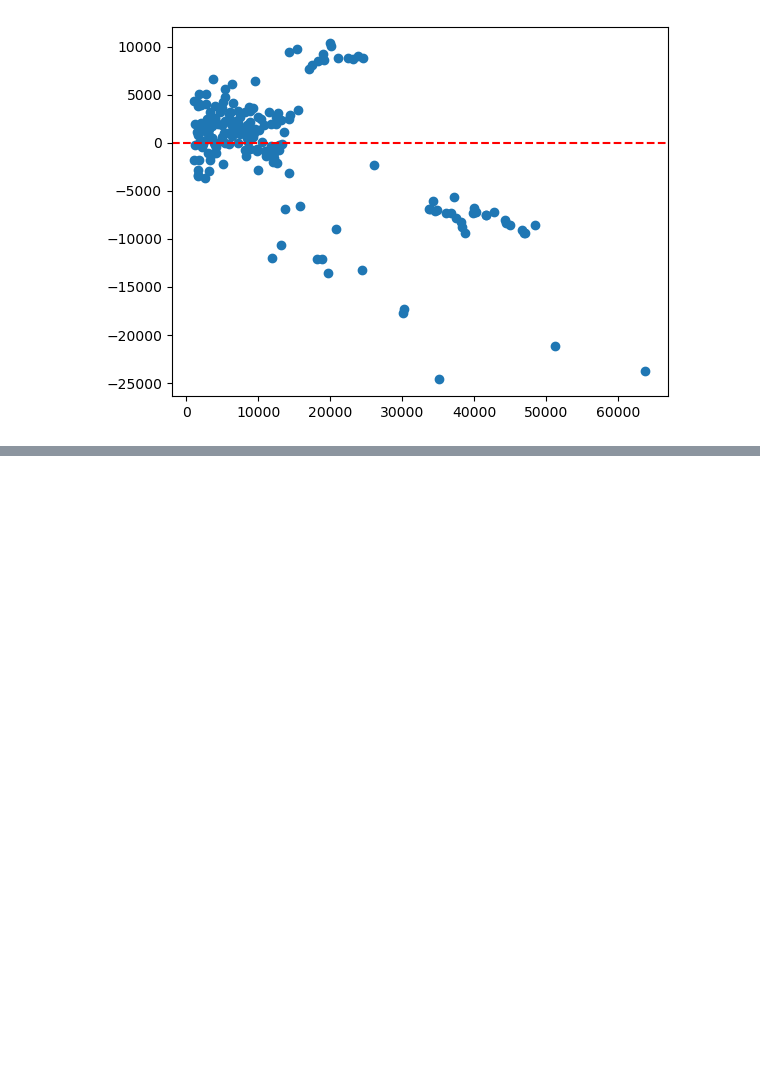
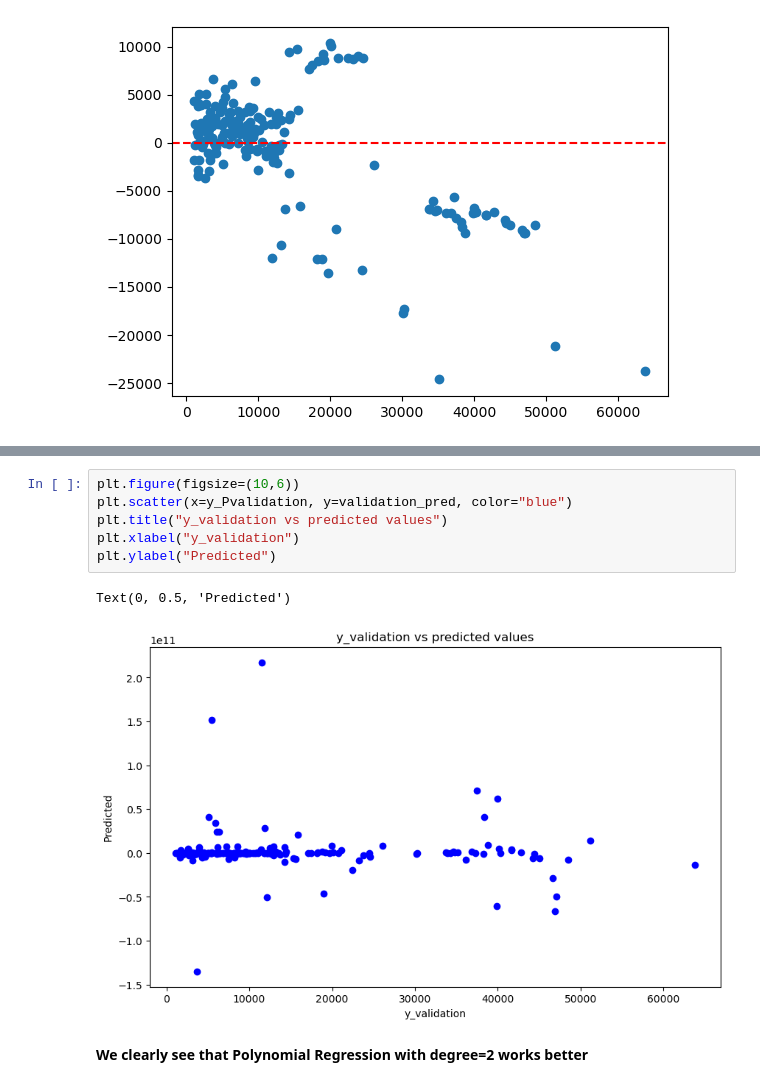
Before and after one commit to adamxszczepanski/SQL-and-ML-Projects, a Jupyter notebook: InsurancePrediction -1 ML model/Insurance prediction project ML.ipynb, the cells around one changed output, grey strips where cells are left out. Cells and saved outputs as stored; diff of their text form; blank space fills up the shorter version.

```diff
--- a/InsurancePrediction -1 ML model/Insurance prediction project ML.ipynb
+++ b/InsurancePrediction -1 ML model/Insurance prediction project ML.ipynb
@@ -514,0 +680,11 @@ plt.axhline(y=0, color="red", linestyle='--')
+# %%
+plt.figure(figsize=(10,6))
+plt.scatter(x=y_Pvalidation, y=validation_pred, color="blue")
+plt.title("y_validation vs predicted values")
+plt.xlabel("y_validation")
+plt.ylabel("Predicted")
+# %% [output]
+Text(0, 0.5, 'Predicted')
+[figure, added]
+# %% [markdown]
+**We clearly see that Polynomial Regression with degree=2 works better**
```
Also changed, not shown: parts of 23 cells of this notebook.
